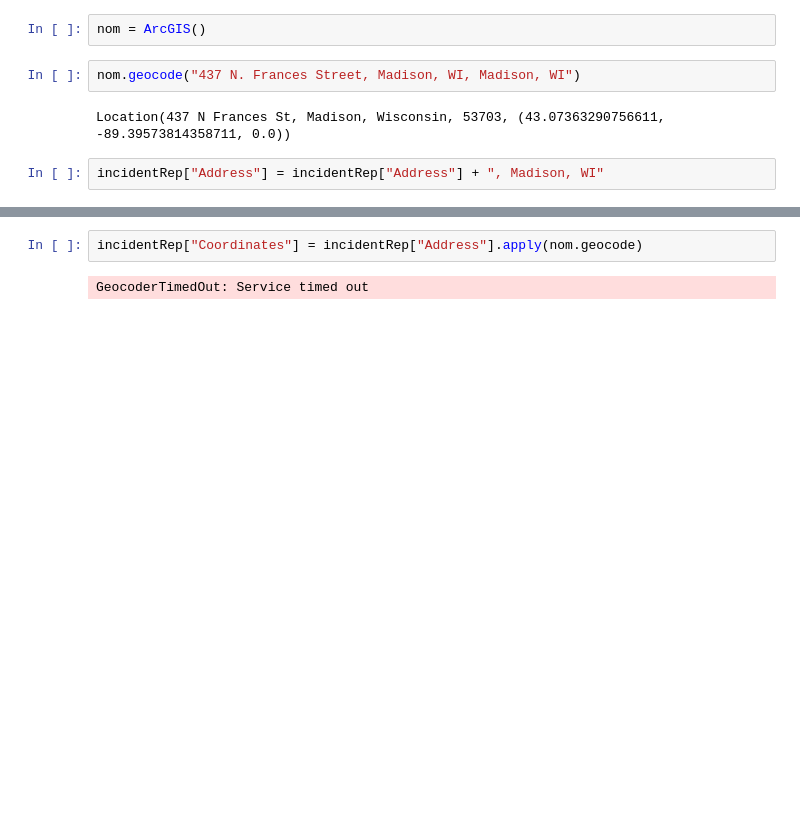
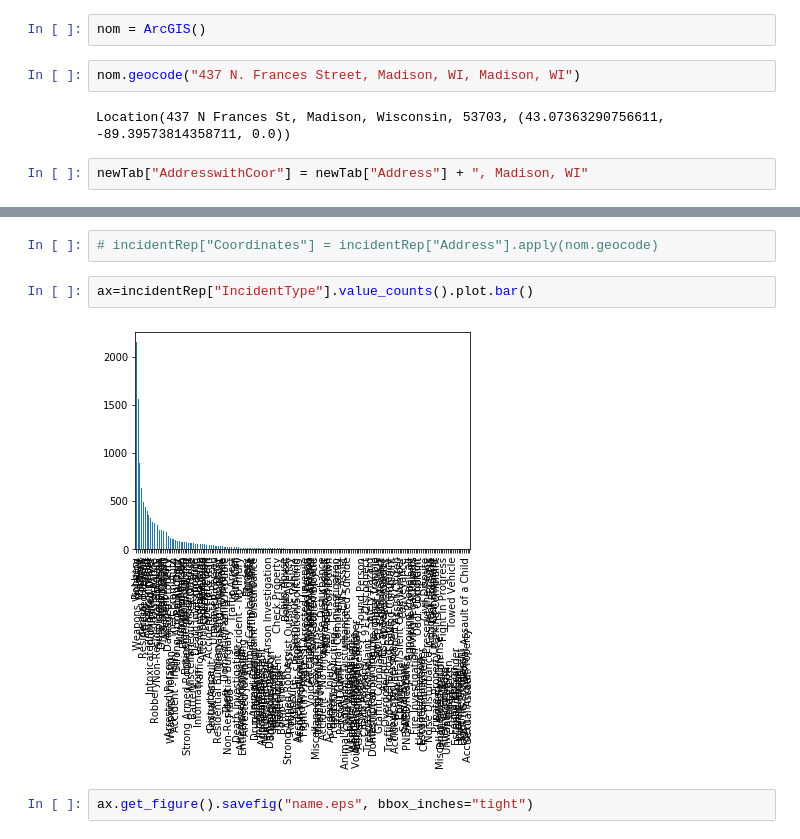
Before and after one commit to LeonTan828/Madcity_Proj, a Jupyter notebook: Data test.ipynb, the cells around one changed output, grey strips where cells are left out. Drawn from its saved outputs; the diff is of its cells as text; blank space fills up the shorter version.

Commit message:
incident reports

```diff
--- a/Data test.ipynb
+++ b/Data test.ipynb
@@ -72,4 +93,4 @@ nom.geocode("437 N. Frances Street, Madison, WI, Madison, WI")
 # %% [output]
 Location(437 N Frances St, Madison, Wisconsin, 53703, (43.07363290756611, -89.39573814358711, 0.0))
 # %%
-incidentRep["Address"] = incidentRep["Address"] + ", Madison, WI"
+newTab["AddresswithCoor"] = newTab["Address"] + ", Madison, WI"
@@ -97,4 +133,8 @@ incidentRep
 # %%
-incidentRep["Coordinates"] = incidentRep["Address"].apply(nom.geocode)
+# incidentRep["Coordinates"] = incidentRep["Address"].apply(nom.geocode)
-# %% [output]
-GeocoderTimedOut: Service timed out
+# %%
+ax=incidentRep["IncidentType"].value_counts().plot.bar()
+# %% [output]
+[figure, added]
+# %%
+ax.get_figure().savefig("name.eps", bbox_inches="tight")
```
Also changed, not shown: parts of 13 cells of this notebook.
